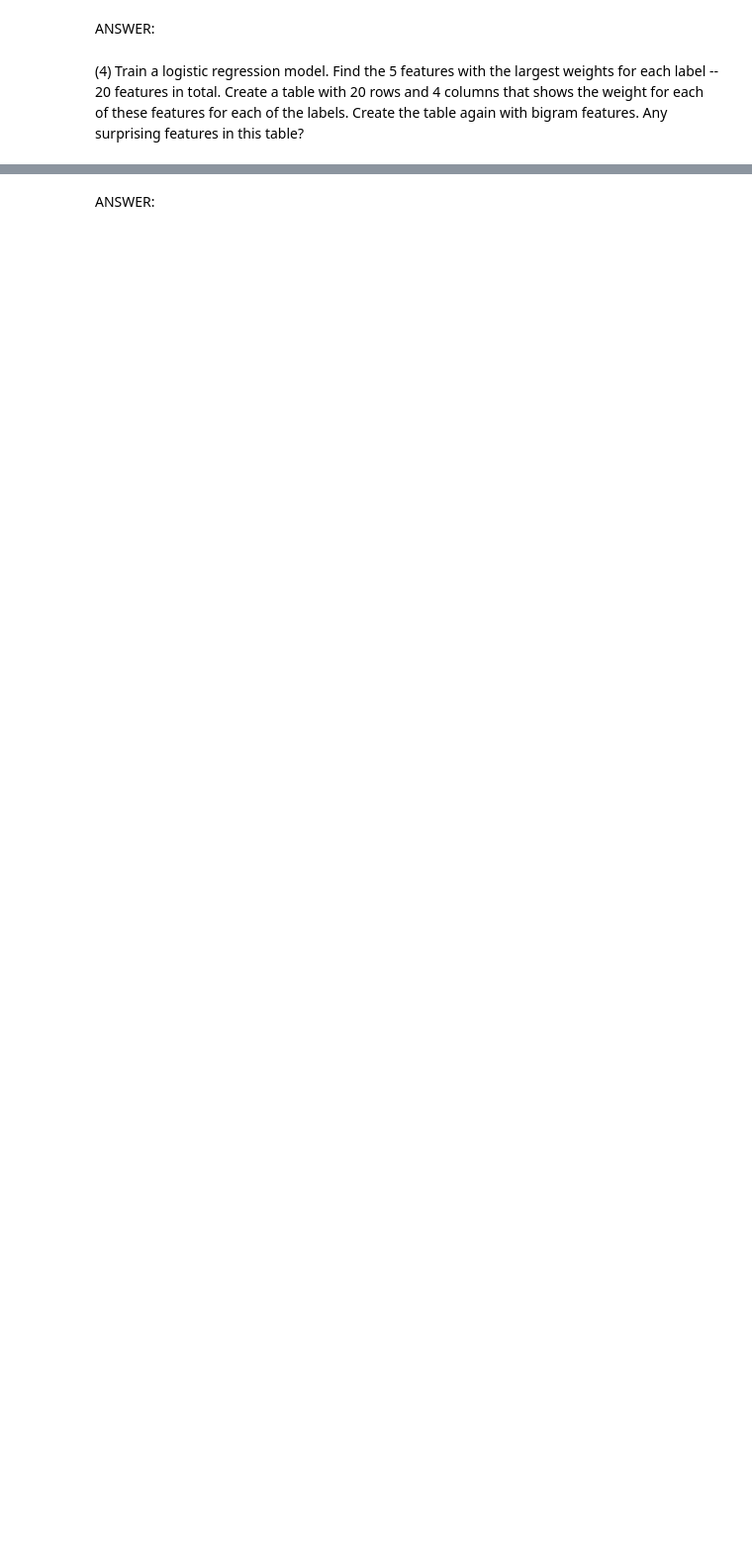
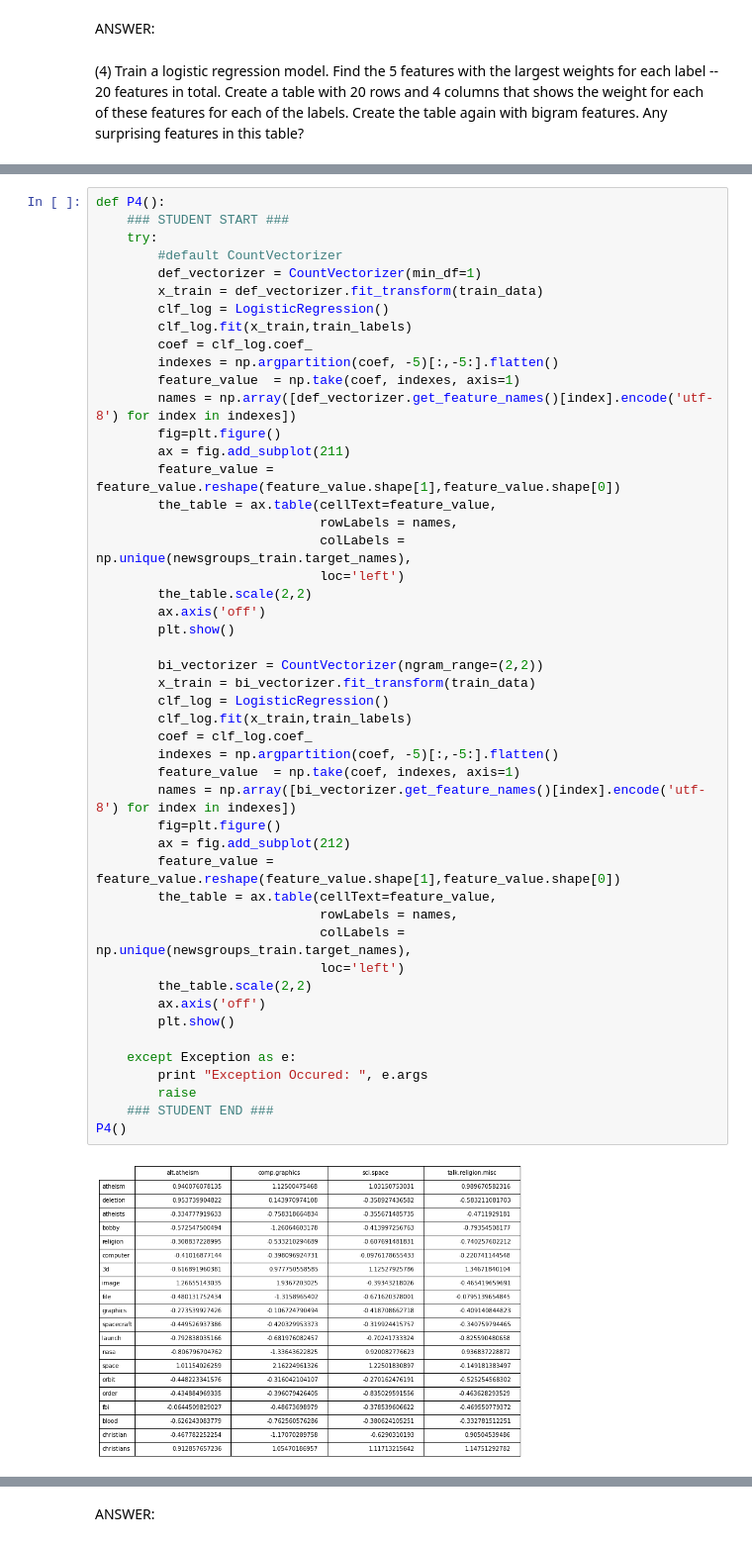
Before and after one commit to hchandaria/ucb_ml, a Jupyter notebook: assignment2/hetal_chandaria_p2.ipynb, the cells around one changed output, grey strips where cells are left out. Shown at 99% size. Cells and saved outputs as stored; diff of their text form; blank space fills up the shorter version.

```diff
--- a/assignment2/hetal_chandaria_p2.ipynb
+++ b/assignment2/hetal_chandaria_p2.ipynb
@@ -279,0 +308,50 @@ ANSWER:
+# %%
+def P4():
+    ### STUDENT START ###
+    try:
+        #default CountVectorizer
+        def_vectorizer = CountVectorizer(min_df=1)
+        x_train = def_vectorizer.fit_transform(train_data)
+        clf_log = LogisticRegression()
+        clf_log.fit(x_train,train_labels)
+        coef = clf_log.coef_
+        indexes = np.argpartition(coef, -5)[:,-5:].flatten()
+        feature_value  = np.take(coef, indexes, axis=1)
+        names = np.array([def_vectorizer.get_feature_names()[index].encode('utf-8') for index in indexes])
+        fig=plt.figure()
+        ax = fig.add_subplot(211)
+        feature_value =  feature_value.reshape(feature_value.shape[1],feature_value.shape[0])
+        the_table = ax.table(cellText=feature_value,
+                             rowLabels = names,
+                             colLabels = np.unique(newsgroups_train.target_names),
+                             loc='left')
+        the_table.scale(2,2)
+        ax.axis('off')
+        plt.show()
+
+        bi_vectorizer = CountVectorizer(ngram_range=(2,2))
+        x_train = bi_vectorizer.fit_transform(train_data)
+        clf_log = LogisticRegression()
+        clf_log.fit(x_train,train_labels)
+        coef = clf_log.coef_
+        indexes = np.argpartition(coef, -5)[:,-5:].flatten()
+        feature_value  = np.take(coef, indexes, axis=1)
+        names = np.array([bi_vectorizer.get_feature_names()[index].encode('utf-8') for index in indexes])
+        fig=plt.figure()
+        ax = fig.add_subplot(212)
+        feature_value =  feature_value.reshape(feature_value.shape[1],feature_value.shape[0])
+        the_table = ax.table(cellText=feature_value,
+                             rowLabels = names,
+                             colLabels = np.unique(newsgroups_train.target_names),
+                             loc='left')
+        the_table.scale(2,2)
+        ax.axis('off')
+        plt.show()
+
+    except Exception as e:
+        print "Exception Occured: ", e.args
+        raise
+    ### STUDENT END ###
+P4()
+# %% [output]
+[figure, added]
```
Also changed, not shown: parts of 11 cells of this notebook.
